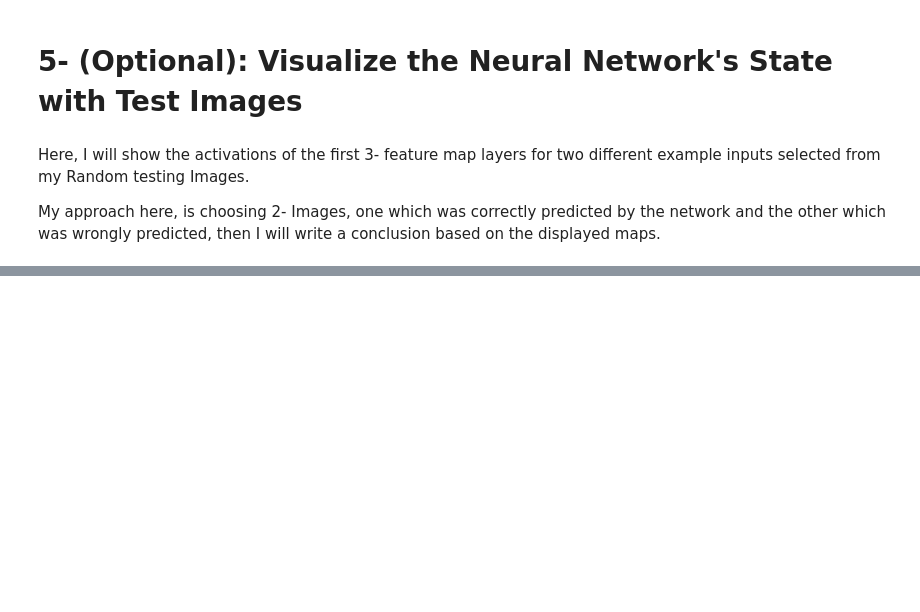
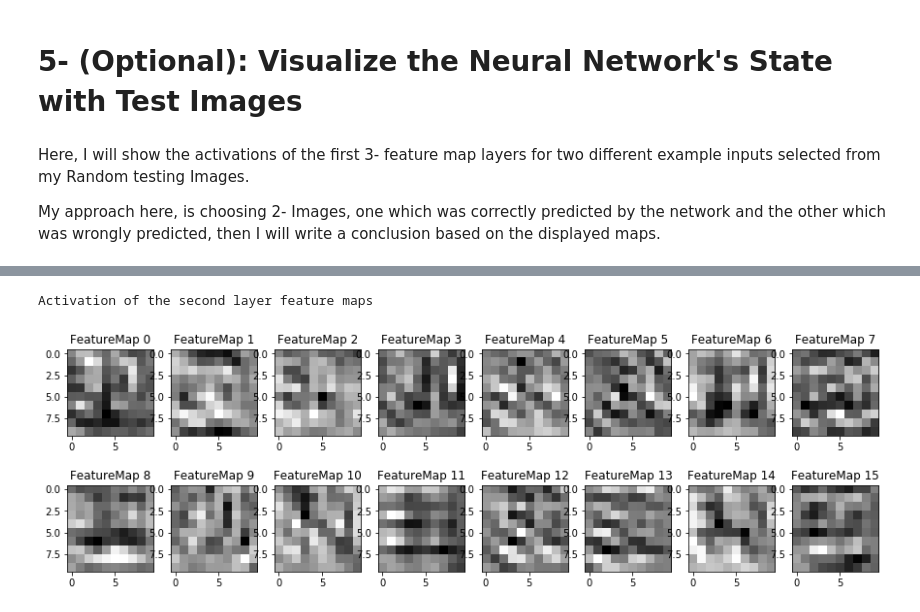
Before and after one commit to MyadaRoshdi/P2, a Jupyter notebook: Traffic_Sign_Classifier.ipynb, the cells around one changed output, grey strips where cells are left out. Cells and saved outputs as stored; diff of their text form; code cells hidden in the pictures; blank space fills up the shorter version.

```diff
--- a/Traffic_Sign_Classifier.ipynb
+++ b/Traffic_Sign_Classifier.ipynb
@@ -1129,14 +1124,2 @@ plt.show()
 # %% [markdown]
 ### Now it is clear that the classes that are mis-predicted are not trained well, so now I will Augment more training and validation data for those classes to make sure the model is trained well enough to predict those classes.
-# %%
-### Run the predictions here and use the model to output the prediction for each image.
-### Make sure to pre-process the images with the same pre-processing pipeline used earlier.
-### Feel free to use as many code cells as needed.
-import tensorflow as tf
-with tf.Session() as sess:
-   # sess.run(tf.global_variables_initializer())
-    saver.restore(sess, tf.train.latest_checkpoint('.'))
-    #saver.restore(sess, "./lenet")
-
-    test_accuracy = evaluate(X, Y)
-    print("Random Images Test Accuracy = {:.3f}".format(test_accuracy))
@@ -1148,16 +1125,0 @@ Here, I will go to the previous data augmentation section and Augment more data,
-# %%
-# Compare between the Expected prediction and the Actual Predection per image
-
-import tensorflow as tf
-
-with tf.Session() as sess:
-    saver.restore(sess, tf.train.latest_checkpoint('.'))
-
-    predictions = sess.run(logits, feed_dict={x: X})
-
-error = 0
-for prediction,i in zip(predictions, range(len(predictions))):
-    print("Image {}   expected class is = {} VS predicted class is = {}".format(i+1, Y[i], np.argmax(prediction)))
-    if np.argmax(prediction) != Y[i]:
-        error += 1
-print("Error:", error)
@@ -1363,0 +1349,9 @@ End
+# %%
+print("Activation of the second layer feature maps")
+with tf.Session() as sess:
+    saver.restore(sess, tf.train.latest_checkpoint('.'))
+    conv2 = sess.graph.get_tensor_by_name('conv2:0')
+    outputFeatureMap(Image, conv2, plt_num=2)
+# %% [output]
+Activation of the second layer feature maps
+[figure, added]
```
Also changed, not shown: parts of 46 cells of this notebook, 1 other file.
